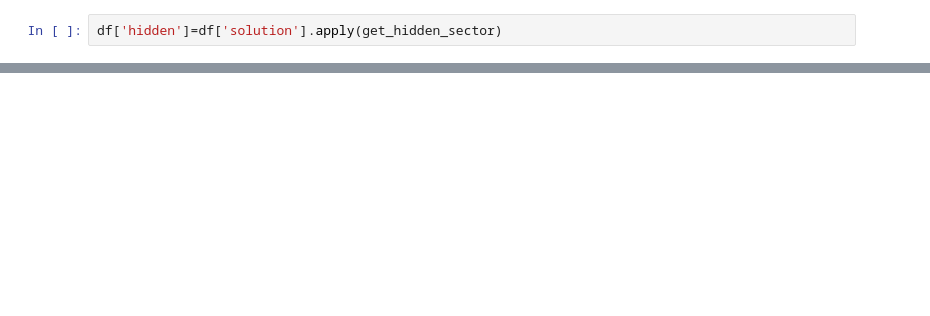
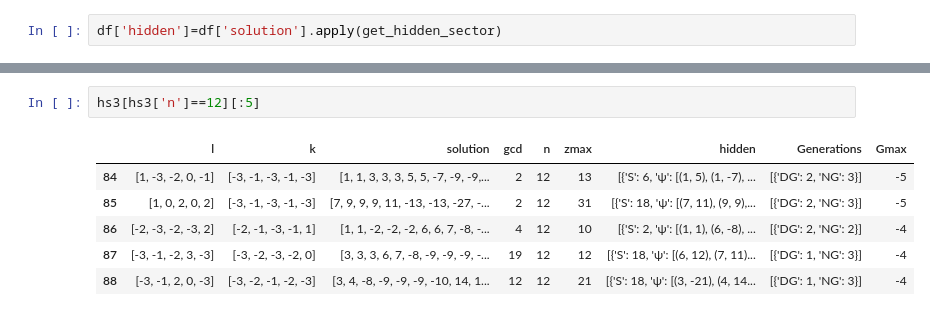
Before and after one commit to restrepo/Advanced_Computation, a Jupyter notebook: Data_Analysis.ipynb, the cells around one changed output, grey strips where cells are left out. Drawn from its saved outputs; the diff is of its cells as text; blank space fills up the shorter version.

```diff
--- a/Data_Analysis.ipynb
+++ b/Data_Analysis.ipynb
@@ -237,0 +339,9 @@ for y in x[0:n]:
+# %%
+hs3[hs3['n']==12][:5]
+# %% [output]
+|  | l | k | solution | gcd | n | zmax | hidden | Generations | Gmax |
+| 84 | [1, -3, -2, 0, -1] | [-3, -1, -3, -1, -3] | [1, 1, 3, 3, 3, 5, 5, -7, -9, -9,... | 2 | 12 | 13 | [{'S': 6, 'ψ': [(1, 5), (1, -7), ... | [{'DG': 2, 'NG': 3}] | -5 |
+| 85 | [1, 0, 2, 0, 2] | [-3, -1, -3, -1, -3] | [7, 9, 9, 9, 11, -13, -13, -27, -... | 2 | 12 | 31 | [{'S': 18, 'ψ': [(7, 11), (9, 9),... | [{'DG': 2, 'NG': 3}] | -5 |
+| 86 | [-2, -3, -2, -3, 2] | [-2, -1, -3, -1, 1] | [1, 1, -2, -2, -2, 6, 6, 7, -8, -... | 4 | 12 | 10 | [{'S': 2, 'ψ': [(1, 1), (6, -8), ... | [{'DG': 2, 'NG': 2}] | -4 |
+| 87 | [-3, -1, -2, 3, -3] | [-3, -2, -3, -2, 0] | [3, 3, 3, 6, 7, -8, -9, -9, -9, -... | 19 | 12 | 12 | [{'S': 18, 'ψ': [(6, 12), (7, 11)... | [{'DG': 1, 'NG': 3}] | -4 |
+| 88 | [-3, -1, 2, 0, -3] | [-3, -2, -1, -2, -3] | [3, 4, -8, -9, -9, -9, -10, 14, 1... | 12 | 12 | 21 | [{'S': 18, 'ψ': [(3, -21), (4, 14... | [{'DG': 1, 'NG': 3}] | -4 |
```
Also changed, not shown: parts of 57 cells of this notebook, 1 other file.
